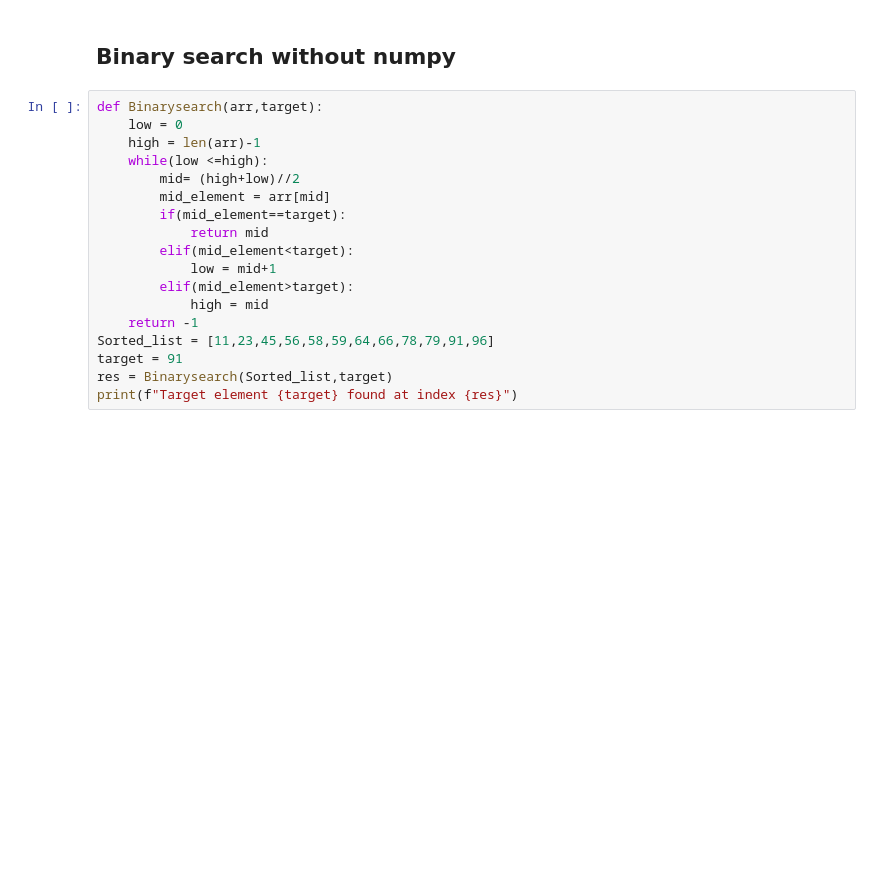
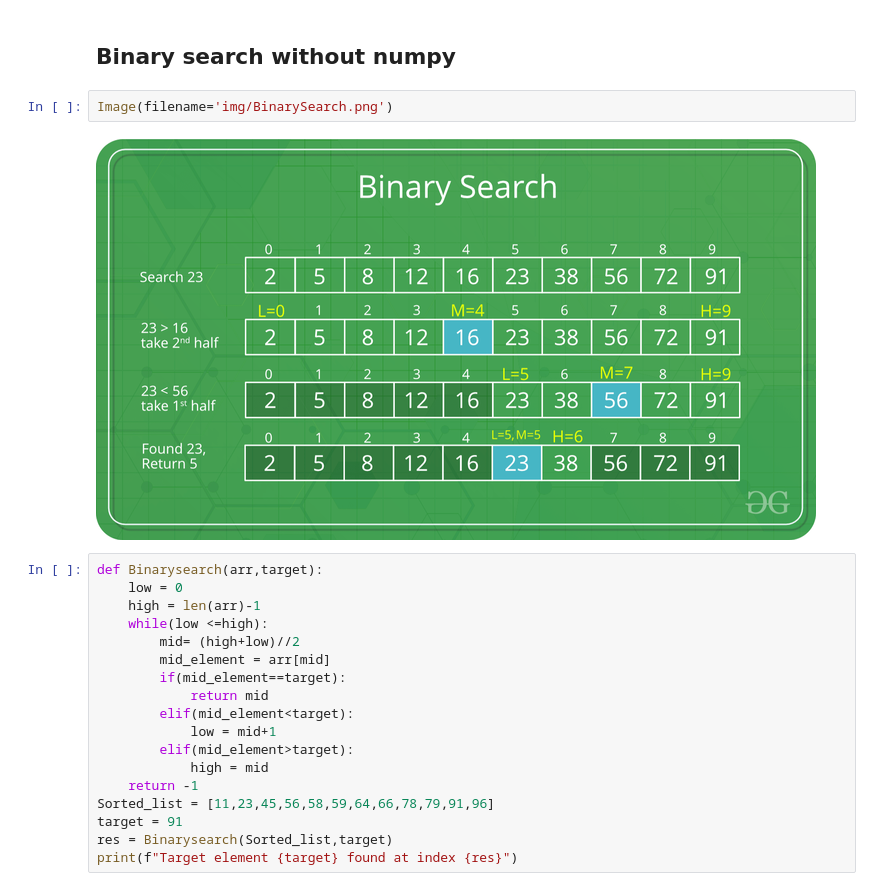
Before and after one commit to m-iliyas-m/DSA-with-Python, a Jupyter notebook: Arrays.ipynb, the cells around one changed output. Drawn from its saved outputs; the diff is of its cells as text; blank space fills up the shorter version.

```diff
--- a/Arrays.ipynb
+++ b/Arrays.ipynb
@@ -69,6 +75,10 @@ else:
 Element 65 found at index 7.
 # %% [markdown]
 ## Binary search without numpy
+# %%
+Image(filename='img/BinarySearch.png')
+# %% [output]
+[figure, added]
 # %%
 def Binarysearch(arr,target):
     low = 0
```
Also changed, not shown: parts of 6 cells of this notebook, 5 other files.
